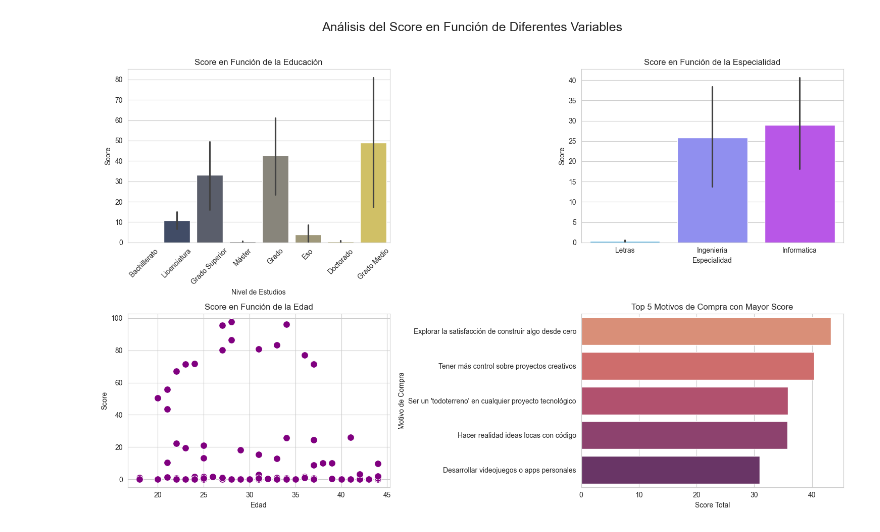
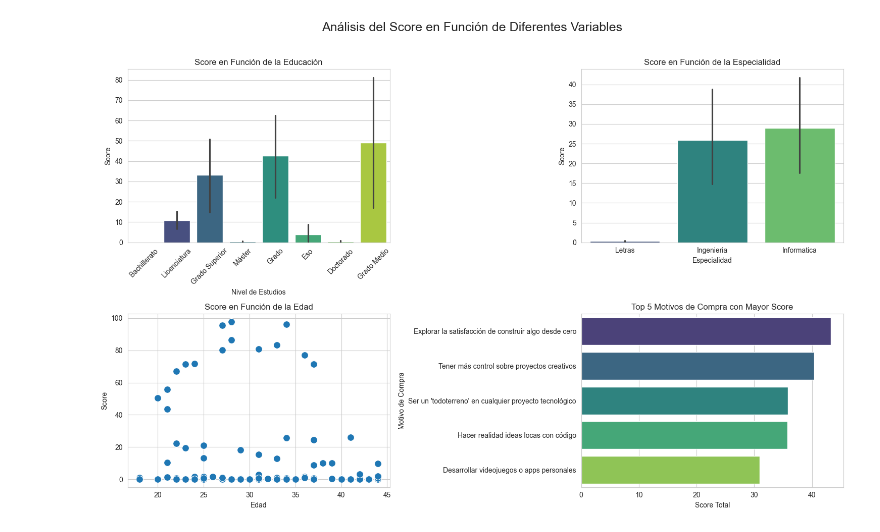
Before and after one commit to santiagorodriguez-dev/pf_02_exploracion_datos_modelo, a Jupyter notebook: notebooks/02_generacion_datos_modelo_.ipynb, the cells around one changed output. Cells and saved outputs as stored; diff of their text form; code cells hidden in the pictures.

```diff
--- a/notebooks/02_generacion_datos_modelo_.ipynb
+++ b/notebooks/02_generacion_datos_modelo_.ipynb
@@ -82,35 +82,35 @@ sns.set_style("whitegrid")
 fig, axes = plt.subplots(2, 2, figsize=(15, 10))  # 4 filas, 2 columnas
 fig.suptitle("Análisis del Score en Función de Diferentes Variables", fontsize=18)  # Título principal
 
 # Gráfico 1: Score por nivel de estudios
-sns.barplot(x=df["estudios"], y=df["score"], ax=axes[0, 0], palette="cividis")
+sns.barplot(x=df["estudios"], y=df["score"], ax=axes[0, 0], palette="viridis")
 axes[0, 0].set_title("Score en Función de la Educación")
 axes[0, 0].set_xlabel("Nivel de Estudios")
 axes[0, 0].tick_params(axis='x', rotation=45)  # 🔹 Rotar etiquetas del eje X
 axes[0, 0].set_ylabel("Score")
 
 # Gráfico 2: Score por especialidad
-sns.barplot(x=df["especialidad"], y=df["score"], ax=axes[0, 1], palette="cool")
+sns.barplot(x=df["especialidad"], y=df["score"], ax=axes[0, 1], palette="viridis")
 axes[0, 1].set_title("Score en Función de la Especialidad")
 axes[0, 1].set_xlabel("Especialidad")
 axes[0, 1].set_ylabel("Score")
 
 # Gráfico 4: Score en función de la edad (scatterplot)
-sns.scatterplot(x=df["edad"], y=df["score"], ax=axes[1, 0], color="purple", s=100)
+sns.scatterplot(x=df["edad"], y=df["score"], ax=axes[1, 0], palette="viridis", s=100)
 axes[1, 0].set_title("Score en Función de la Edad")
 axes[1, 0].set_xlabel("Edad")
 axes[1, 0].set_ylabel("Score")
 
 top_motivos = df.groupby("motivo_compra")["score"].median().nlargest(5)  # Agrupar por motivo y obtener top 10
-sns.barplot(y=top_motivos.index, x=top_motivos.values, ax=axes[1, 1], palette="flare")
+sns.barplot(y=top_motivos.index, x=top_motivos.values, ax=axes[1, 1], palette="viridis")
 axes[1, 1].set_title("Top 5 Motivos de Compra con Mayor Score")
 axes[1, 1].set_xlabel("Score Total")
 axes[1, 1].set_ylabel("Motivo de Compra")
 
 # Gráfico 5: Histograma de edades
 
 # Ajustar diseño para evitar solapamientos
 plt.tight_layout(rect=[0, 0, 1, 0.96])  # Ajuste para dejar espacio al título
 plt.show()
 # %% [output]
-[figure, old version]
+[figure, new version]
```
Also changed, not shown: parts of 1 cell of this notebook.
